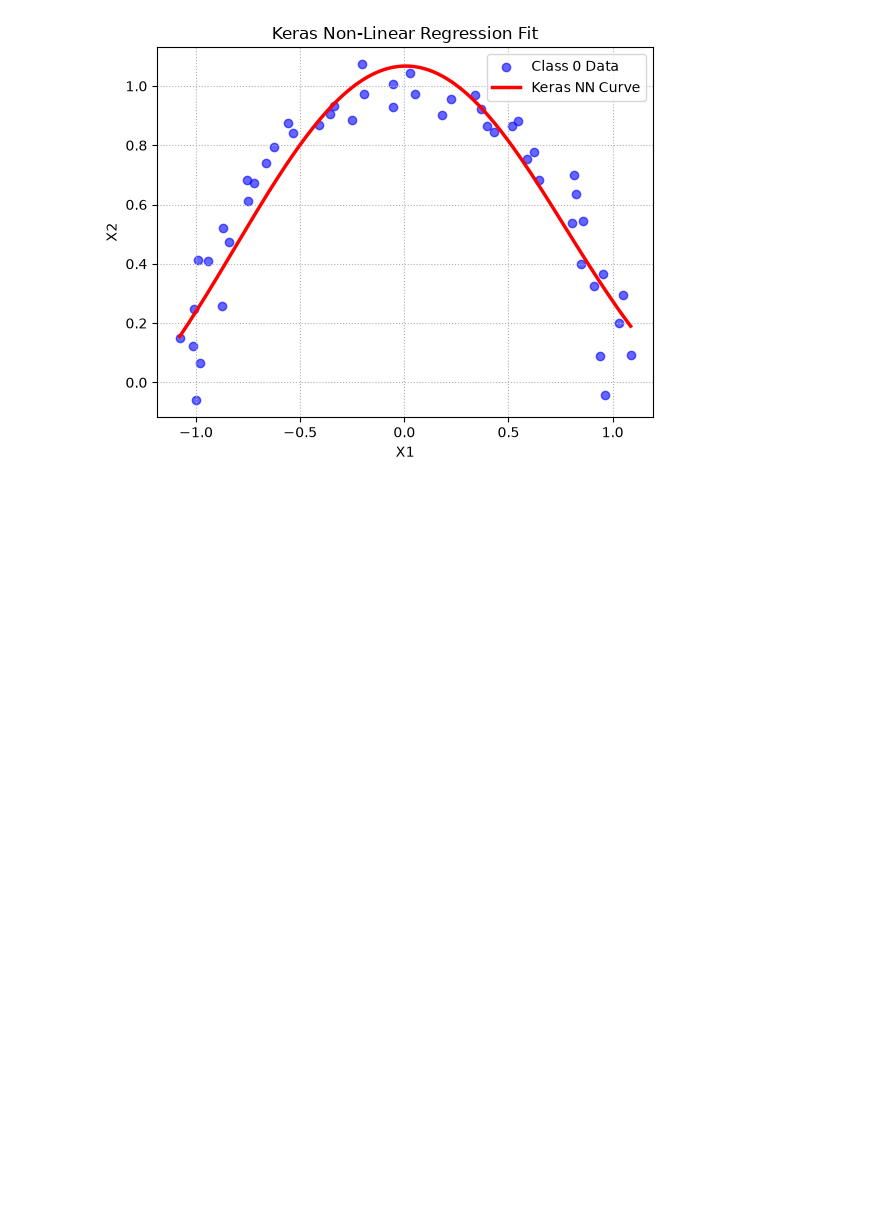
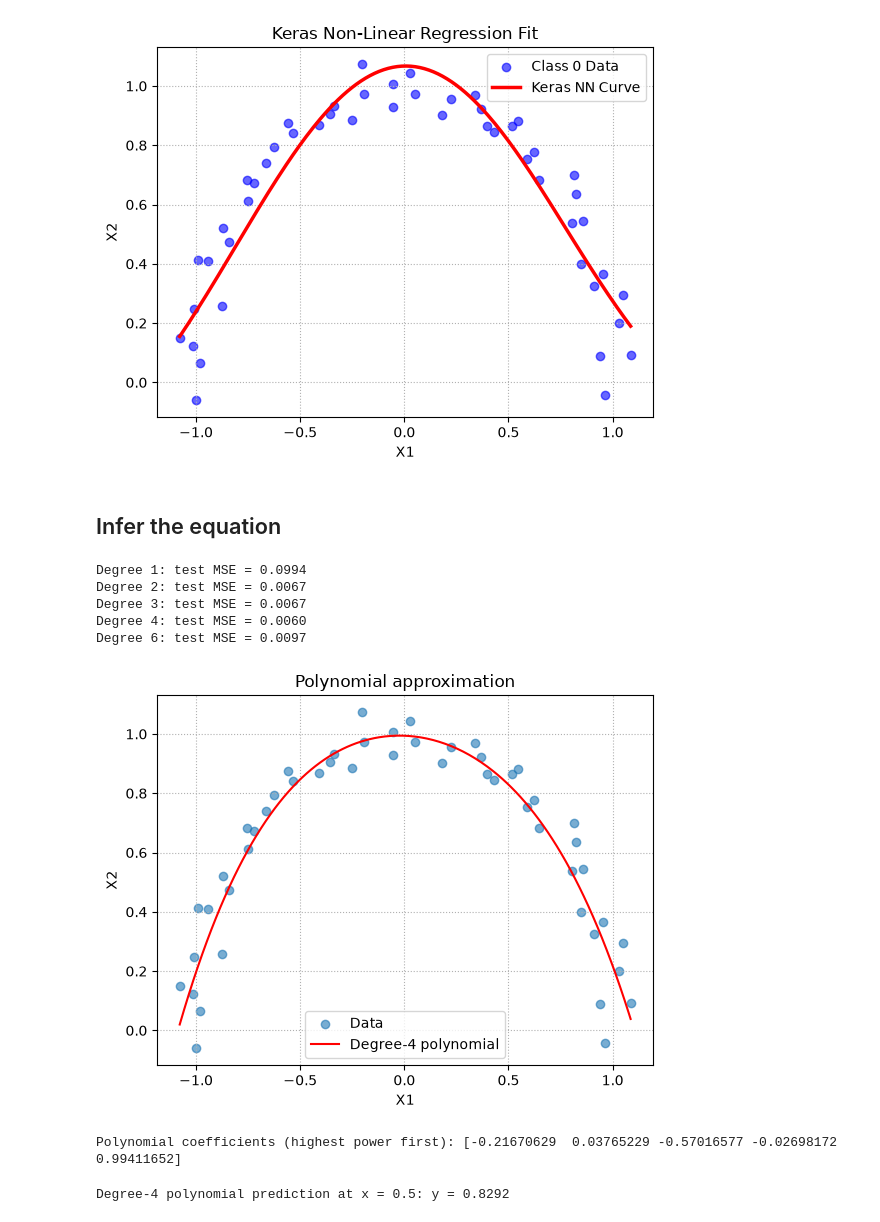
Before and after one commit to LIA-UPCH/AI_COURSE_CODES, a Jupyter notebook: 01_NOTEBOOKS/ML/DNN/no_linear_regressor1.ipynb, the cells around one changed output. Saved outputs shown, nothing was run; the diff lists cells and outputs as text; code cells hidden in the pictures; blank space fills up the shorter version.

```diff
--- a/01_NOTEBOOKS/ML/DNN/no_linear_regressor1.ipynb
+++ b/01_NOTEBOOKS/ML/DNN/no_linear_regressor1.ipynb
@@ -167,3 +167,47 @@ plt.show()
 WARNING:tensorflow:5 out of the last 11 calls to <function TensorFlowTrainer.make_predict_function.<locals>.one_step_on_data_distributed at 0x...> triggered tf.function retracing. Tracing is expensive ...
 WARNING:tensorflow:5 out of the last 16 calls to <function TensorFlowTrainer.make_predict_function.<locals>.one_step_on_data_distributed at 0x...> triggered tf.function retracing. Tracing is expensive ...
 [figure]
+# %% [markdown]
+## Infer the equation
+# %%
+degrees = [1, 2, 3, 4, 6]
+fits = {}
+
+for degree in degrees:
+    coefficients = np.polyfit(X_train, y_train, degree)
+    test_pred = np.polyval(coefficients, X_test)
+    test_mse = np.mean((y_test - test_pred) ** 2)
+    fits[degree] = (coefficients, test_mse)
+    print(f"Degree {degree}: test MSE = {test_mse:.4f}")
+
+# Select the best fit for this exploratory comparison
+best_degree = min(fits, key=lambda degree: fits[degree][1])
+coefficients, _ = fits[best_degree]
+
+x_grid = np.linspace(X.min(), X.max(), 300)
+plt.scatter(X, y, alpha=0.6, label="Data")
+plt.plot(x_grid, np.polyval(coefficients, x_grid),
+         color="red", label=f"Degree-{best_degree} polynomial")
+plt.xlabel("X1")
+plt.ylabel("X2")
+plt.title("Polynomial approximation")
+plt.legend()
+plt.grid(ls=":")
+plt.show()
+
+print("Polynomial coefficients (highest power first):", coefficients)
+# %% [output]
+Degree 1: test MSE = 0.0994
+Degree 2: test MSE = 0.0067
+Degree 3: test MSE = 0.0067
+Degree 4: test MSE = 0.0060
+Degree 6: test MSE = 0.0097
+[figure, added]
+Polynomial coefficients (highest power first): [-0.21670629  0.03765229 -0.57016577 -0.02698172  0.99411652]
+# %%
+x_new = 0.5
+y_new = np.polyval(coefficients, x_new)
+
+print(f"Degree-{best_degree} polynomial prediction at x = {x_new}: y = {y_new:.4f}")
+# %% [output]
+Degree-4 polynomial prediction at x = 0.5: y = 0.8292
```
